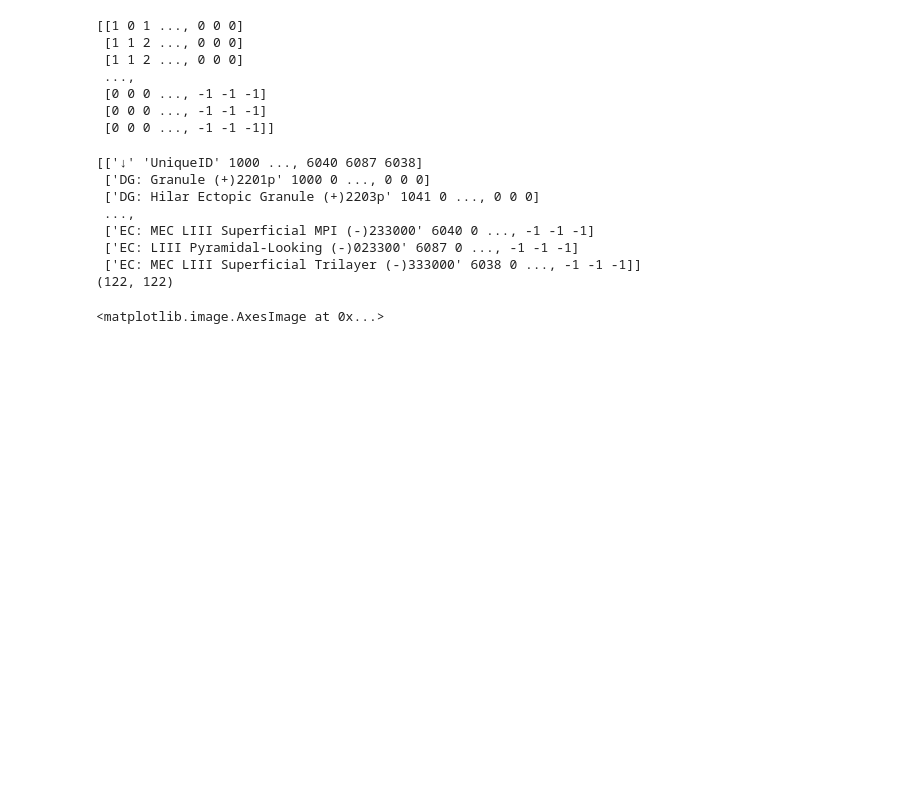
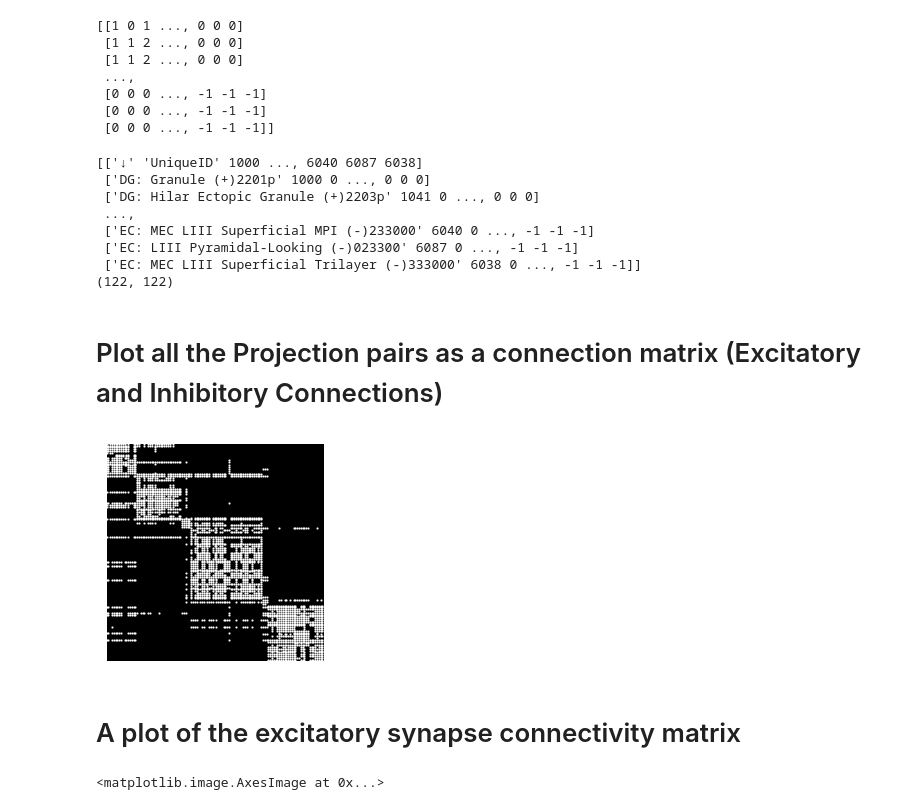
Before and after one commit to russelljjarvis/SpinnakerHippocampus, a Jupyter notebook: group_assignment.ipynb, the cells around one changed output. Cells and saved outputs as stored; diff of their text form; code cells hidden in the pictures; blank space fills up the shorter version.

```diff
--- a/group_assignment.ipynb
+++ b/group_assignment.ipynb
@@ -131,6 +152,31 @@ import pyNN.neuron as neuron
 index_inh = [ i for i,d in enumerate(dfm) if '-' in d[0] ]
 pop_exc = neuron.Population(len(index_exc), neuron.Izhikevich(i_offset=0))
 pop_inh = neuron.Population(len(index_inh), neuron.Izhikevich(i_offset=0))
+# %% [markdown]
+# Plot all the Projection pairs as a connection matrix (Excitatory and Inhibitory Connections)
+# %%
+#sns.pairplot(df, hue="species")
+from scipy.sparse import coo_matrix
+m = np.matrix(filtered[1:])
+if not isinstance(m, coo_matrix):
+    m = coo_matrix(m)
+fig = plt.figure()
+ax = fig.add_subplot(111, axisbg='black')
+ax.plot(m.col, m.row, 's', color='white', ms=1)
+ax.set_xlim(0, m.shape[1])
+ax.set_ylim(0, m.shape[0])
+ax.set_aspect('equal')
+for spine in ax.spines.values():
+    spine.set_visible(False)
+ax.invert_yaxis()
+ax.set_aspect('equal')
+ax.set_xticks([])
+ax.set_yticks([])
+ax.figure.show()
+# %% [output]
+[figure, added]
+# %% [markdown]
+# A plot of the excitatory synapse connectivity matrix
 # %%
 matplotlib.pyplot.imshow(plot_excit)
 # %% [output]
```
Also changed, not shown: parts of 14 cells of this notebook.
